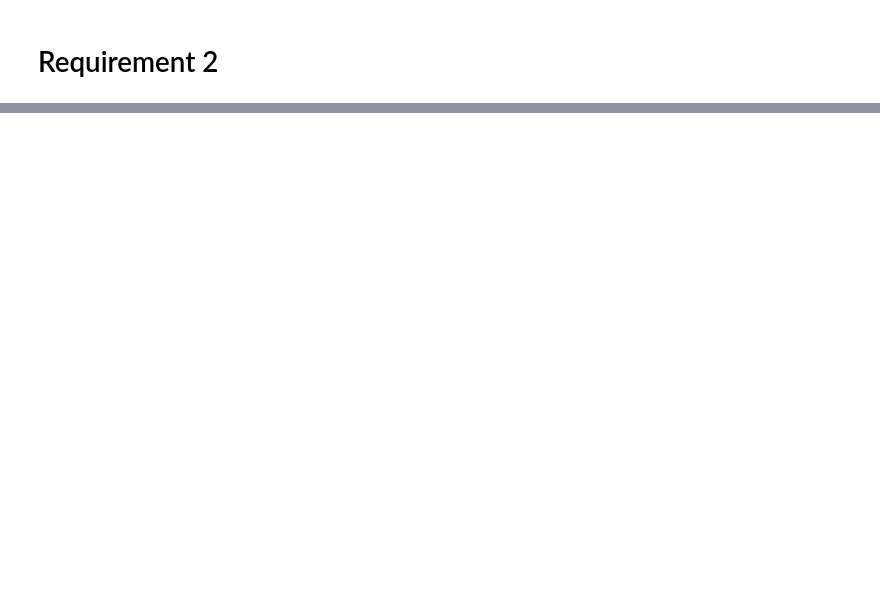
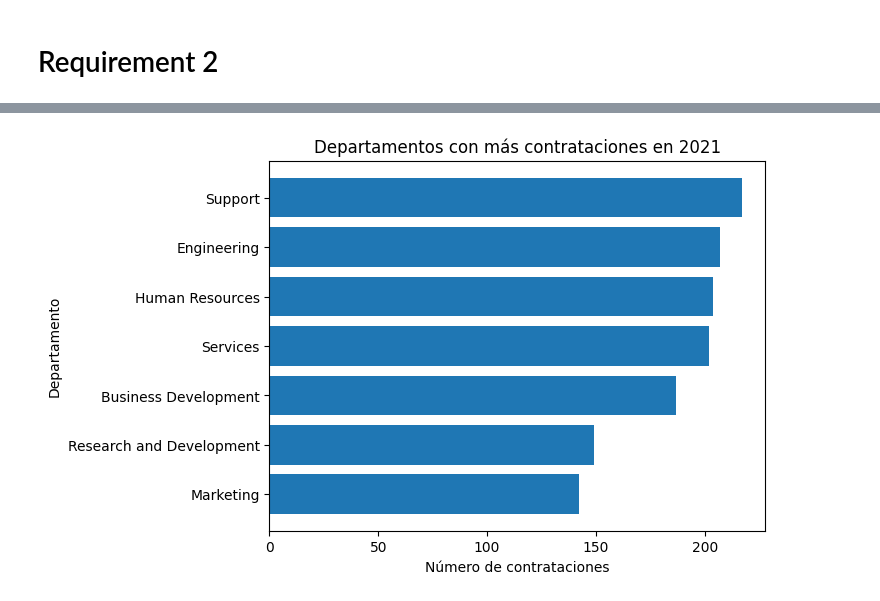
Before and after one commit to williamoreno98/Data_migration, a Jupyter notebook: Notebook_graphs.ipynb, the cells around one changed output, grey strips where cells are left out. Drawn from its saved outputs; the diff is of its cells as text; code cells hidden in the pictures; blank space fills up the shorter version.

```diff
--- a/Notebook_graphs.ipynb
+++ b/Notebook_graphs.ipynb
@@ -210,0 +297,21 @@ jobs_data = pd.read_csv('./Input_data/jobs.csv', header=None, names=['job_id', '
+# %%
+import matplotlib.pyplot as plt
+
+# Crear la figura y el eje
+fig, ax = plt.subplots()
+
+# Crear la gráfica de barras horizontal
+ax.barh(top_departments['department'], top_departments['num_hires'])
+
+# Establecer el título y las etiquetas de los ejes
+ax.set_title('Departamentos con más contrataciones en 2021')
+ax.set_xlabel('Número de contrataciones')
+ax.set_ylabel('Departamento')
+
+# Invertir el orden de los departamentos
+ax.invert_yaxis()
+
+# Mostrar la gráfica
+plt.show()
+# %% [output]
+[figure, added]
```
Also changed, not shown: parts of 5 cells of this notebook, 1 other file.
